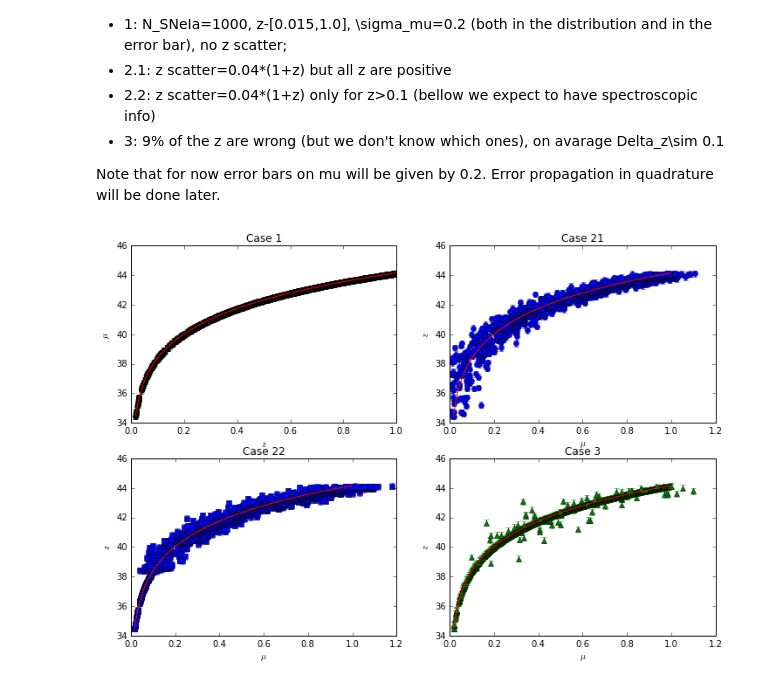
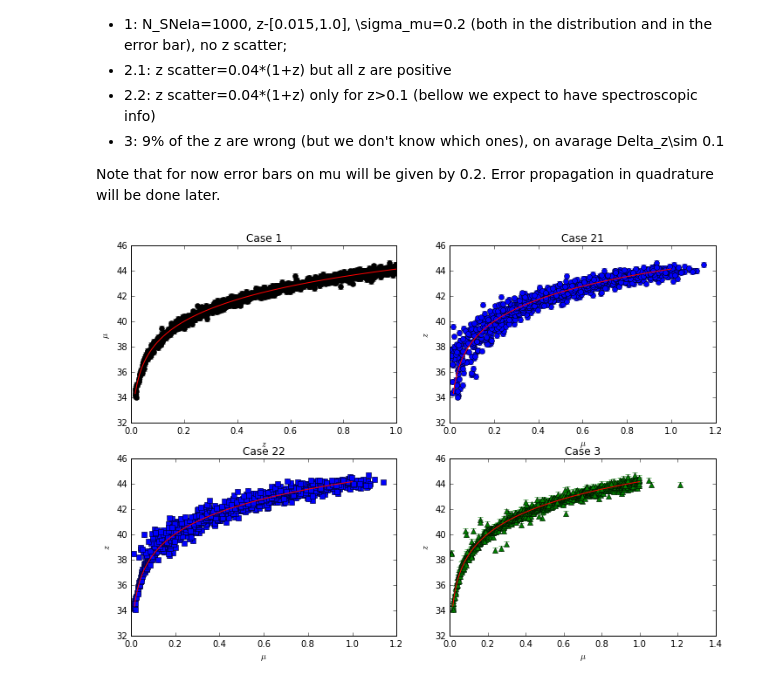
Before and after one commit to P-1884/COSMIC-BEAMS, a Jupyter notebook: zBEAMS_zf.ipynb, the cells around one changed output. Cells and saved outputs as stored; diff of their text form; code cells hidden in the pictures.

```diff
--- a/zBEAMS_zf.ipynb
+++ b/zBEAMS_zf.ipynb
@@ -66,7 +66,7 @@ class fkd:
 
         #get magnitudes
         mu_t=np.array([mu(zi,OM,H0,w) for zi in z])
-        mu_o=mu_t+np.random.randn()*sig_mu
+        mu_o=mu_t+np.random.randn(N)*sig_mu
         self.mu_t=mu_t
         self.mu_o=mu_o
         self.sig_mu=sig_mu
@@ -142,10 +142,10 @@ class fkd:
         self.case3.sig_mu=self.sig_mu
 # %%
 #initiate data and simulate it
-fd1=fkd()
-fd1.bias_sets_case21()
-fd1.bias_sets_case22()
-fd1.bias_sets_case3()
+fd2=fkd()
+fd2.bias_sets_case21()
+fd2.bias_sets_case22()
+fd2.bias_sets_case3()
 # %%
 # save data and plot it
 
@@ -164,30 +164,30 @@ save_sim_data(fd1.case3,dataset,3)
 # %%
 f, axarr = plt.subplots(2, 2,figsize=(12,8),gridspec_kw = {'width_ratios':[1,1],'height_ratios':[1,1]})
-axarr[0,0].errorbar(fd1.z,fd1.mu_o,yerr=[fd1.err_mu,fd1.err_mu],fmt='ko')
-axarr[0,0].plot(fd1.z,fd1.mu_t,'r')
+axarr[0,0].errorbar(fd2.z,fd2.mu_o,yerr=[fd2.err_mu,fd2.err_mu],fmt='ko')
+axarr[0,0].plot(fd2.z,fd2.mu_t,'r')
 axarr[0,0].set_xlabel(r'$z$')
 axarr[0,0].set_ylabel(r'$\mu$')
 axarr[0,0].set_title('Case 1')
 
-axarr[0,1].errorbar(fd1.case21.z,fd1.case21.mu_o,yerr=[fd1.case21.err_mu,fd1.case21.err_mu],fmt='bo')
-axarr[0,1].plot(fd1.z,fd1.mu_t,'r')
+axarr[0,1].errorbar(fd2.case21.z,fd2.case21.mu_o,yerr=[fd2.case21.err_mu,fd2.case21.err_mu],fmt='bo')
+axarr[0,1].plot(fd2.z,fd2.mu_t,'r')
 axarr[0,1].set_ylabel(r'$z$')
 axarr[0,1].set_xlabel(r'$\mu$')
 axarr[0,1].set_title('Case 21')
 
-axarr[1,0].errorbar(fd1.case22.z,fd1.case22.mu_o,yerr=[fd1.case22.err_mu,fd1.case22.err_mu],fmt='bs')
-axarr[1,0].plot(fd1.z,fd1.mu_t,'r')
+axarr[1,0].errorbar(fd2.case22.z,fd2.case22.mu_o,yerr=[fd2.case22.err_mu,fd2.case22.err_mu],fmt='bs')
+axarr[1,0].plot(fd2.z,fd2.mu_t,'r')
 axarr[1,0].set_ylabel(r'$z$')
 axarr[1,0].set_xlabel(r'$\mu$')
 axarr[1,0].set_title('Case 22')
 
-axarr[1,1].errorbar(fd1.case3.z,fd1.case3.mu_o,yerr=[fd1.case3.err_mu,fd1.case3.err_mu],fmt='g^')
-axarr[1,1].plot(fd1.z,fd1.mu_t,'r')
+axarr[1,1].errorbar(fd2.case3.z,fd2.case3.mu_o,yerr=[fd2.case3.err_mu,fd2.case3.err_mu],fmt='g^')
+axarr[1,1].plot(fd2.z,fd2.mu_t,'r')
 axarr[1,1].set_ylabel(r'$z$')
 axarr[1,1].set_xlabel(r'$\mu$')
 axarr[1,1].set_title('Case 3')
 
-plt.savefig('datasets_allcases_zf.pdf')
+plt.savefig('datasets_allcases_fd2_zf.pdf')
 plt.show()
 # %% [output]
-[figure, old version]
+[figure, new version]
```
Also changed, not shown: parts of 21 cells of this notebook, 1 other file.
